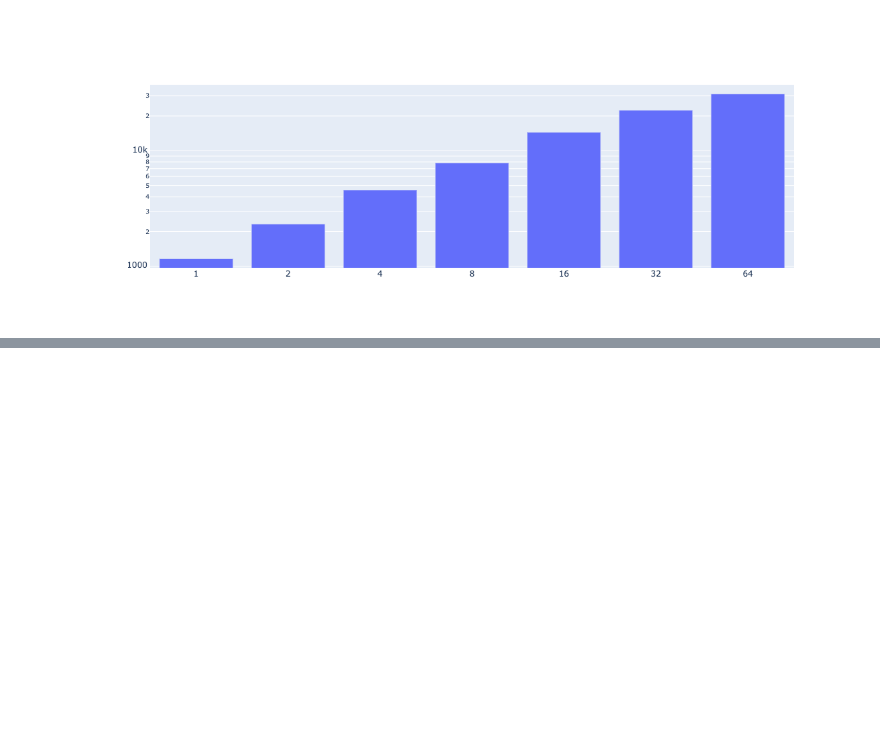
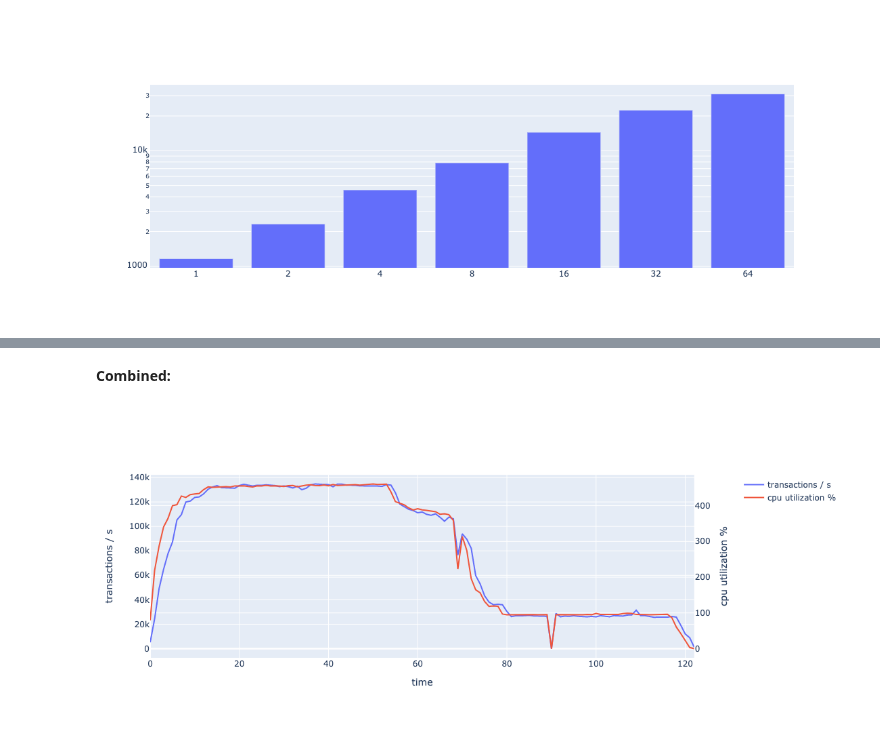
Before and after one commit to mmathys/acfts, a Jupyter notebook: docs/notebook/sharded-tests/sharded-test.ipynb, the cells around one changed output, grey strips where cells are left out. Drawn from its saved outputs; the diff is of its cells as text; code cells hidden in the pictures; blank space fills up the shorter version.

```diff
--- a/docs/notebook/sharded-tests/sharded-test.ipynb
+++ b/docs/notebook/sharded-tests/sharded-test.ipynb
@@ -49,0 +83,39 @@ fig.show()
+# %% [markdown]
+**Combined:**
+# %%
+import plotly.graph_objects as go
+from plotly.subplots import make_subplots
+import pandas as pd
+import functools
+
+fig = make_subplots(specs=[[{"secondary_y": True}]])
+
+dfs = []
+
+for x in range(0, 5):
+    df = pd.read_csv(f"sharded-tests/benches/server{x}.csv")
+    df['time'] = pd.to_datetime(df['time'], unit='ms')
+    df = df.set_index('time')
+    df = df.resample("1s").sum()
+    dfs.append(df)
+
+d = pd.concat(dfs).groupby("time").sum()
+
+fig.add_trace(
+    go.Scatter(y=d['tx'], name="transactions / s"),
+    secondary_y=False,
+)
+
+fig.add_trace(
+    go.Scatter(y=d['cpu_util'], name="cpu utilization %"),
+    secondary_y=True,
+)
+
+
+fig.update_xaxes(title_text="time")
+fig.update_yaxes(title_text="transactions / s", secondary_y=False)
+fig.update_yaxes(title_text="cpu utilization %", secondary_y=True)
+
+fig.show()
+# %% [output]
+[figure, added]
```
Also changed, not shown: parts of 2 cells of this notebook, 5 other files.
